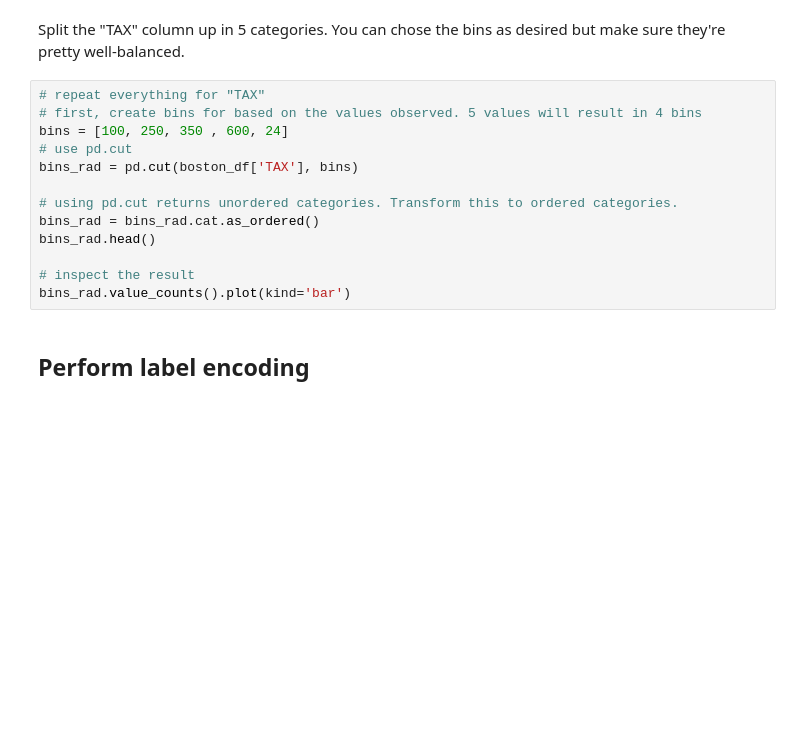
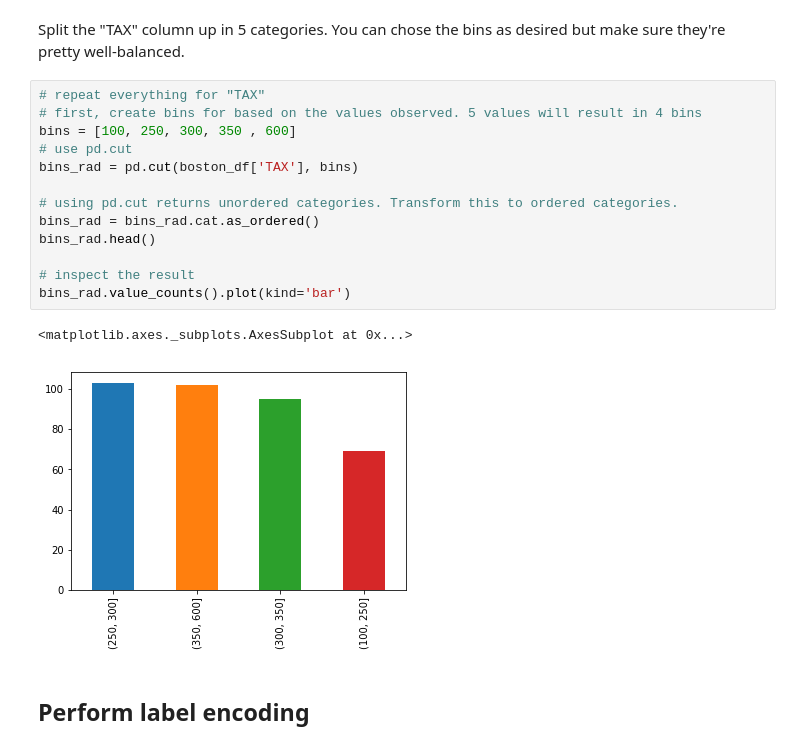
Before and after one commit to joelsandler/dsc-enterprise-hsbc-dealing-with-categorical-variables-lab-hsbc-ds-081319, a Jupyter notebook: index.ipynb, the cells around one changed output. Drawn from its saved outputs; the diff is of its cells as text; blank space fills up the shorter version.

```diff
--- a/index.ipynb
+++ b/index.ipynb
@@ -232,16 +232,19 @@ Split the "TAX" column up in 5 categories. You can chose the bins as desired but
 # %%
 # repeat everything for "TAX"
 # first, create bins for based on the values observed. 5 values will result in 4 bins
-bins = [100, 250, 350 , 600, 24]
+bins = [100, 250, 300, 350 , 600]
 # use pd.cut
 bins_rad = pd.cut(boston_df['TAX'], bins)
 
 # using pd.cut returns unordered categories. Transform this to ordered categories.
 bins_rad = bins_rad.cat.as_ordered()
 bins_rad.head()
 
 # inspect the result
 bins_rad.value_counts().plot(kind='bar')
+# %% [output]
+<matplotlib.axes._subplots.AxesSubplot at 0x...>
+[figure, added]
 # %% [markdown]
 ## Perform label encoding
 # %%
```
